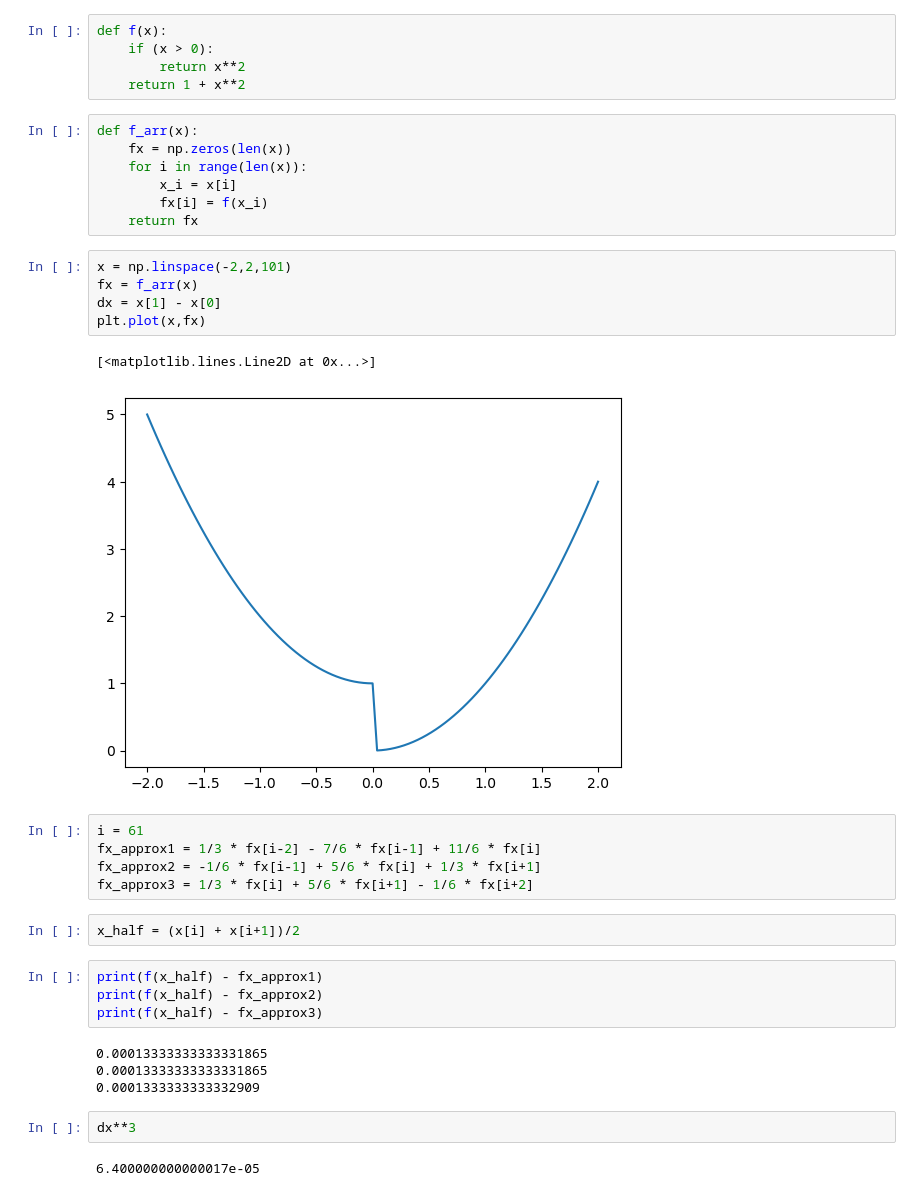
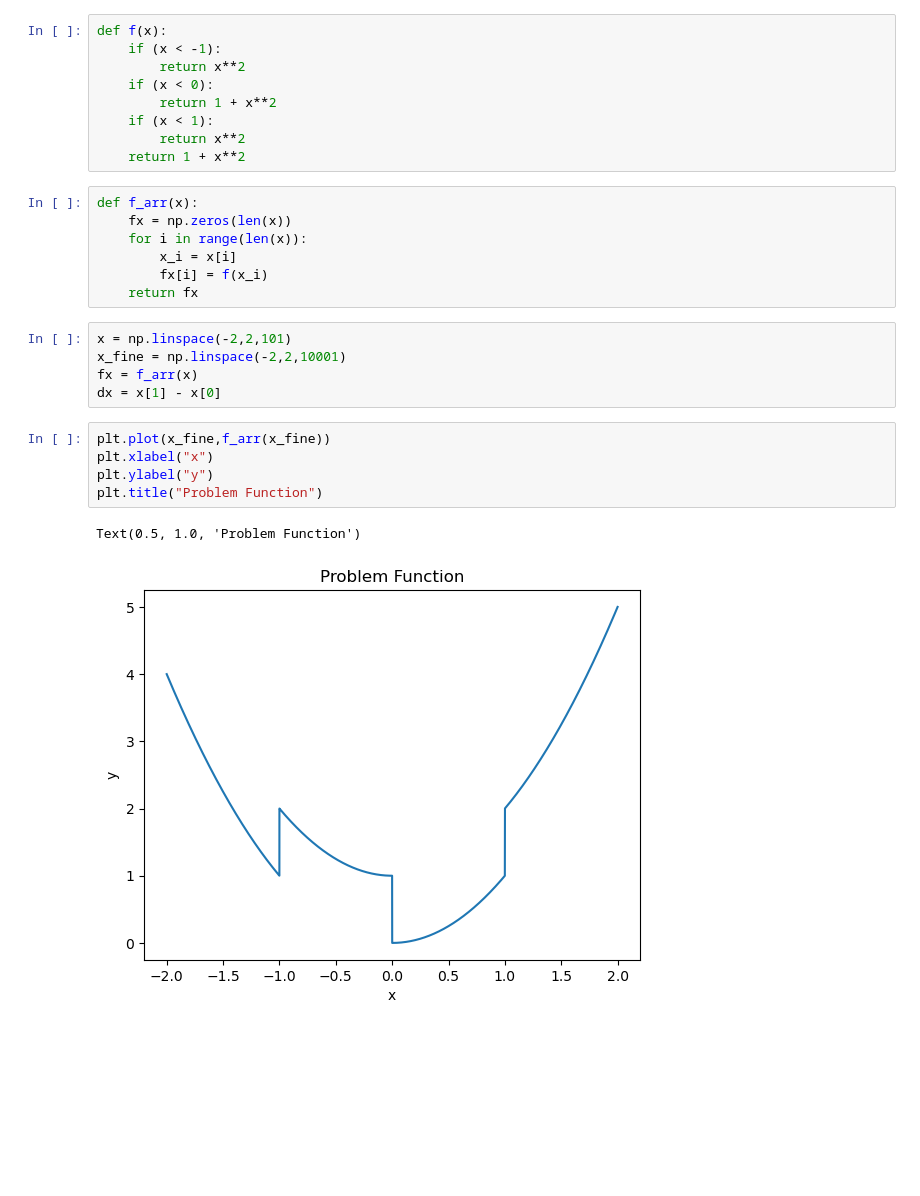
Before and after one commit to Grey-Haven/MOLT, a Jupyter notebook: weno_example.ipynb, the cells around one changed output. Drawn from its saved outputs; the diff is of its cells as text; blank space fills up the shorter version.

```diff
--- a/weno_example.ipynb
+++ b/weno_example.ipynb
@@ -3,7 +3,11 @@ import numpy as np
 import matplotlib.pyplot as plt
 # %%
 def f(x):
-    if (x > 0):
+    if (x < -1):
+        return x**2
+    if (x < 0):
+        return 1 + x**2
+    if (x < 1):
         return x**2
     return 1 + x**2
 # %%
@@ -15,29 +19,15 @@ def f_arr(x):
     return fx
 # %%
 x = np.linspace(-2,2,101)
+x_fine = np.linspace(-2,2,10001)
 fx = f_arr(x)
 dx = x[1] - x[0]
-plt.plot(x,fx)
-# %% [output]
-[<matplotlib.lines.Line2D at 0x...>]
-[figure, removed]
-# %%
-i = 61
-fx_approx1 = 1/3 * fx[i-2] - 7/6 * fx[i-1] + 11/6 * fx[i]
-fx_approx2 = -1/6 * fx[i-1] + 5/6 * fx[i] + 1/3 * fx[i+1]
-fx_approx3 = 1/3 * fx[i] + 5/6 * fx[i+1] - 1/6 * fx[i+2]
-# %%
-x_half = (x[i] + x[i+1])/2
-# %%
-print(f(x_half) - fx_approx1)
-print(f(x_half) - fx_approx2)
-print(f(x_half) - fx_approx3)
-# %% [output]
-0.00013333333333331865
-0.00013333333333331865
-0.0001333333333332909
-# %%
-dx**3
-# %% [output]
-6.400000000000017e-05
+# %%
+plt.plot(x_fine,f_arr(x_fine))
+plt.xlabel("x")
+plt.ylabel("y")
+plt.title("Problem Function")
+# %% [output]
+Text(0.5, 1.0, 'Problem Function')
+[figure, added]
 # %% [markdown]
```
Also changed, not shown: parts of 16 cells of this notebook.
